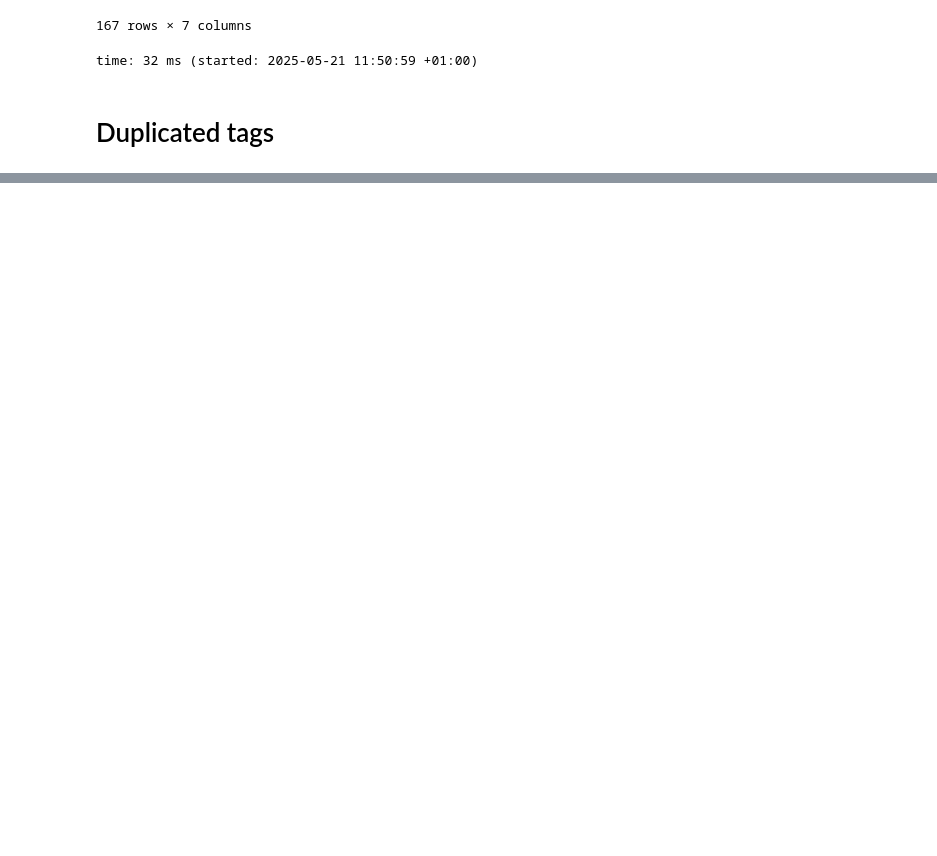
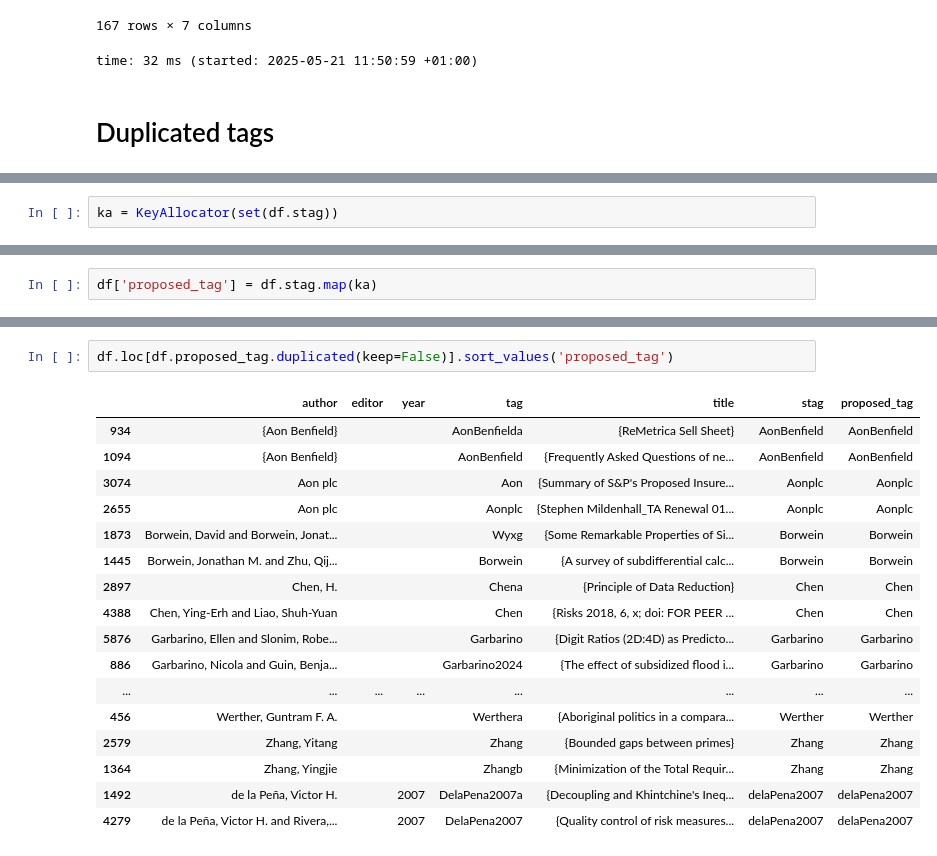
Before and after one commit to mynl/archivum_project, a Jupyter notebook: temp/Bibtex-to-df-and-tidy.ipynb, the cells around one changed output, grey strips where cells are left out. Drawn from its saved outputs; the diff is of its cells as text; blank space fills up the shorter version.

```diff
--- a/temp/Bibtex-to-df-and-tidy.ipynb
+++ b/temp/Bibtex-to-df-and-tidy.ipynb
@@ -307,0 +435,2 @@ time: 406 ms (started: 2025-05-21 17:32:47 +01:00)
+# %%
+ka = KeyAllocator(set(df.stag))
@@ -307,0 +453,2 @@ time: 406 ms (started: 2025-05-21 17:32:47 +01:00)
+# %%
+df['proposed_tag'] = df.stag.map(ka)
@@ -307,0 +498,20 @@ time: 406 ms (started: 2025-05-21 17:32:47 +01:00)
+# %%
+df.loc[df.proposed_tag.duplicated(keep=False)].sort_values('proposed_tag')
+# %% [output]
+|  | author | editor | year | tag | title | stag | proposed_tag |
+| 934 | {Aon Benfield} |  |  | AonBenfielda | {ReMetrica Sell Sheet} | AonBenfield | AonBenfield |
+| 1094 | {Aon Benfield} |  |  | AonBenfield | {Frequently Asked Questions of ne... | AonBenfield | AonBenfield |
+| 3074 | Aon plc |  |  | Aon | {Summary of S&P's Proposed Insure... | Aonplc | Aonplc |
+| 2655 | Aon plc |  |  | Aonplc | {Stephen Mildenhall_TA Renewal 01... | Aonplc | Aonplc |
+| 1873 | Borwein, David and Borwein, Jonat... |  |  | Wyxg | {Some Remarkable Properties of Si... | Borwein | Borwein |
+| 1445 | Borwein, Jonathan M. and Zhu, Qij... |  |  | Borwein | {A survey of subdifferential calc... | Borwein | Borwein |
+| 2897 | Chen, H. |  |  | Chena | {Principle of Data Reduction} | Chen | Chen |
+| 4388 | Chen, Ying-Erh and Liao, Shuh-Yuan |  |  | Chen | {Risks 2018, 6, x; doi: FOR PEER ... | Chen | Chen |
+| 5876 | Garbarino, Ellen and Slonim, Robe... |  |  | Garbarino | {Digit Ratios (2D:4D) as Predicto... | Garbarino | Garbarino |
+| 886 | Garbarino, Nicola and Guin, Benja... |  |  | Garbarino2024 | {The effect of subsidized flood i... | Garbarino | Garbarino |
+| ... | ... | ... | ... | ... | ... | ... | ... |
+| 456 | Werther, Guntram F. A. |  |  | Werthera | {Aboriginal politics in a compara... | Werther | Werther |
+| 2579 | Zhang, Yitang |  |  | Zhang | {Bounded gaps between primes} | Zhang | Zhang |
+| 1364 | Zhang, Yingjie |  |  | Zhangb | {Minimization of the Total Requir... | Zhang | Zhang |
+| 1492 | de la Peña, Victor H. |  | 2007 | DelaPena2007a | {Decoupling and Khintchine's Ineq... | delaPena2007 | delaPena2007 |
+| 4279 | de la Peña, Victor H. and Rivera,... |  | 2007 | DelaPena2007 | {Quality control of risk measures... | delaPena2007 | delaPena2007 |
```
Also changed, not shown: parts of 54 cells of this notebook, 18 other files.
